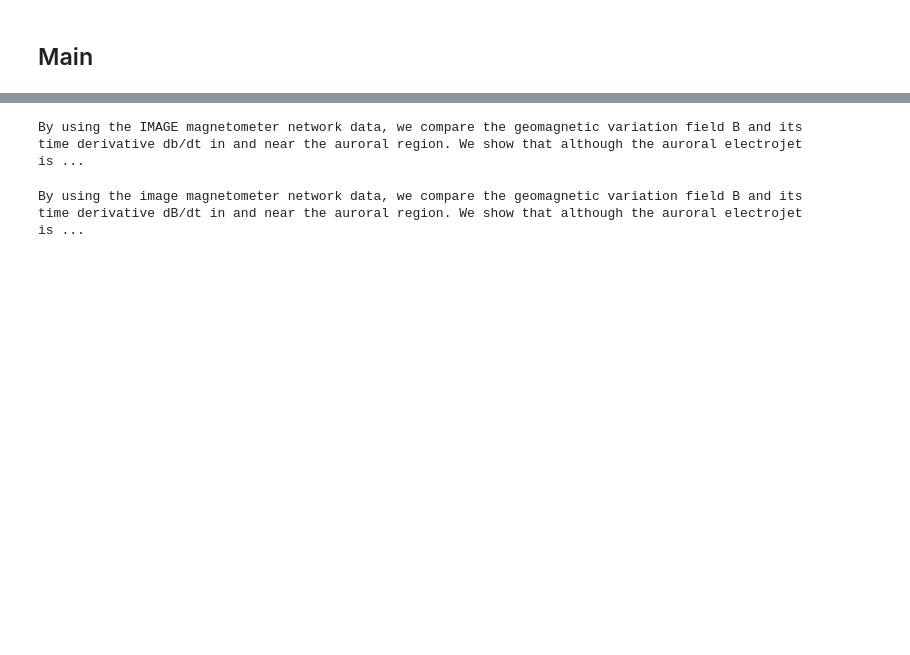
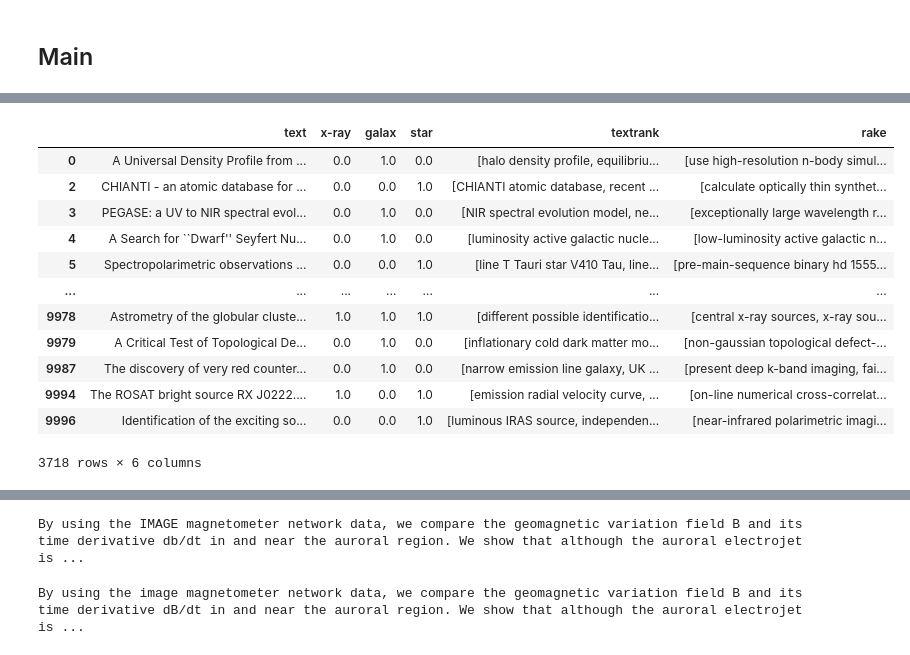
Before and after one commit to abuonomo/topic-emergence-ADS, a Jupyter notebook: notebook/arb-09-keyword-extraction-methods.ipynb, the cells around one changed output, grey strips where cells are left out. Saved outputs shown, nothing was run; the diff lists cells and outputs as text; code cells hidden in the pictures; blank space fills up the shorter version.

```diff
--- a/notebook/arb-09-keyword-extraction-methods.ipynb
+++ b/notebook/arb-09-keyword-extraction-methods.ipynb
@@ -185,3 +248,8 @@ text = """By using the IMAGE magnetometer network data, we compare the geomagnet
-# %%
-doc = NLP(text)
+# %%
+fs = {
+    'rake': lambda x: rake_extractor.run(x, minFrequency=1, minCharacters=3),
+#     'yake': lambda x: yake_extractor.extract_keywords(x),
+#     'rakun': lambda x: rakun_extractor.find_keywords(x, input_type = "text"),
+    'textrank': lambda x: textrank(x, normalize="lemma", topn=999),
+}
 # %%
@@ -193,0 +262,30 @@ textrank_kwds = textrank(doc, normalize="lemma", topn=999)
+# %%
+all_kwds = []
+for doc in tqdm(NLP.pipe(texts['text'], batch_size=10), total=texts.shape[0]):
+    kwds = fs['textrank'](doc)
+    all_kwds.append(kwds)
+all_kwds_no_vals = [[k[0] for k in kwds] for kwds in all_kwds]
+texts['textrank'] = all_kwds_no_vals
+# %%
+# pbar = tqdm(fs.items())
+# for s, f in pbar:
+#     pbar.set_description(s)
+rake_kwds = texts['text'].progress_apply(fs['rake'])
+rake_kwds_no_vals = [[k[0] for k in kwds] for kwds in rake_kwds]
+texts['rake'] = rake_kwds_no_vals
+# %%
+texts.iloc[]
+# %% [output]
+|  | text | x-ray | galax | star | textrank | rake |
+| 0 | A Universal Density Profile from ... | 0.0 | 1.0 | 0.0 | [halo density profile, equilibriu... | [use high-resolution n-body simul... |
+| 2 | CHIANTI - an atomic database for ... | 0.0 | 0.0 | 1.0 | [CHIANTI atomic database, recent ... | [calculate optically thin synthet... |
+| 3 | PEGASE: a UV to NIR spectral evol... | 0.0 | 1.0 | 0.0 | [NIR spectral evolution model, ne... | [exceptionally large wavelength r... |
+| 4 | A Search for ``Dwarf'' Seyfert Nu... | 0.0 | 1.0 | 0.0 | [luminosity active galactic nucle... | [low-luminosity active galactic n... |
+| 5 | Spectropolarimetric observations ... | 0.0 | 0.0 | 1.0 | [line T Tauri star V410 Tau, line... | [pre-main-sequence binary hd 1555... |
+| ... | ... | ... | ... | ... | ... | ... |
+| 9978 | Astrometry of the globular cluste... | 1.0 | 1.0 | 1.0 | [different possible identificatio... | [central x-ray sources, x-ray sou... |
+| 9979 | A Critical Test of Topological De... | 0.0 | 1.0 | 0.0 | [inflationary cold dark matter mo... | [non-gaussian topological defect-... |
+| 9987 | The discovery of very red counter... | 0.0 | 1.0 | 0.0 | [narrow emission line galaxy, UK ... | [present deep k-band imaging, fai... |
+| 9994 | The ROSAT bright source RX J0222.... | 1.0 | 0.0 | 1.0 | [emission radial velocity curve, ... | [on-line numerical cross-correlat... |
+| 9996 | Identification of the exciting so... | 0.0 | 0.0 | 1.0 | [luminous IRAS source, independen... | [near-infrared polarimetric imagi... |
+3718 rows × 6 columns
```
Also changed, not shown: parts of 59 cells of this notebook, 3 other files.
